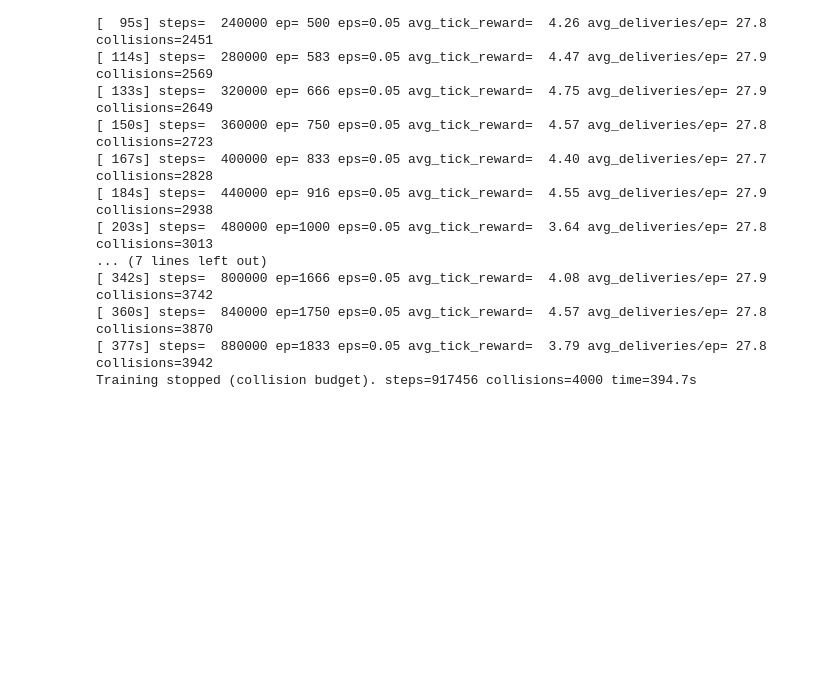
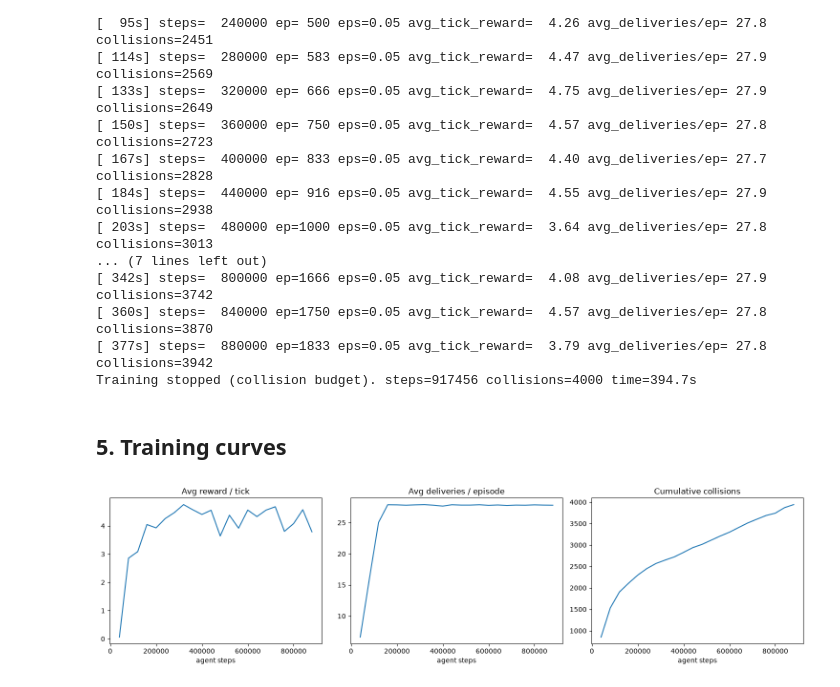
Before and after one commit to sajib1619/Multi-Agent-DQN-Coordination, a Jupyter notebook: Multi_Agent_DQN.ipynb, the cells around one changed output. Cells and saved outputs as stored; diff of their text form; code cells hidden in the pictures; blank space fills up the shorter version.

Commit message:
added graphs

```diff
--- a/Multi_Agent_DQN.ipynb
+++ b/Multi_Agent_DQN.ipynb
@@ -1072,3 +1072,13 @@ qnet, log = train(TrainConfig())
 [ 360s] steps=  840000 ep=1750 eps=0.05 avg_tick_reward=  4.57 avg_deliveries/ep= 27.8 collisions=3870
 [ 377s] steps=  880000 ep=1833 eps=0.05 avg_tick_reward=  3.79 avg_deliveries/ep= 27.8 collisions=3942
 Training stopped (collision budget). steps=917456 collisions=4000 time=394.7s
+# %% [markdown]
+## 5. Training curves
+# %%
+fig, axes = plt.subplots(1, 3, figsize=(15, 4))
+axes[0].plot(log.step, log.avg_reward); axes[0].set_title("Avg reward / tick"); axes[0].set_xlabel("agent steps")
+axes[1].plot(log.step, log.deliveries); axes[1].set_title("Avg deliveries / episode"); axes[1].set_xlabel("agent steps")
+axes[2].plot(log.step, log.collisions); axes[2].set_title("Cumulative collisions"); axes[2].set_xlabel("agent steps")
+plt.tight_layout(); plt.show()
+# %% [output]
+[figure, added]
```
